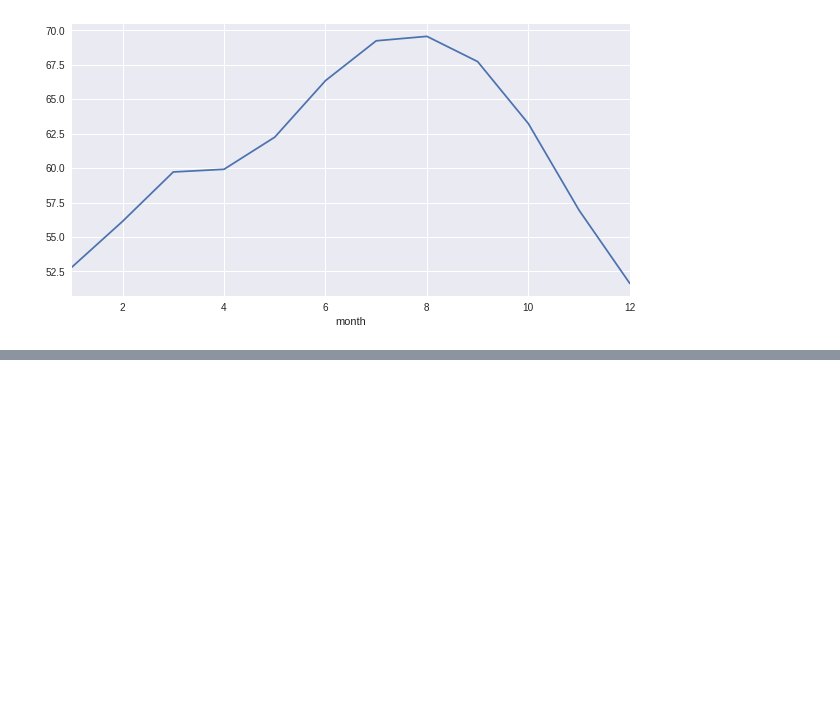
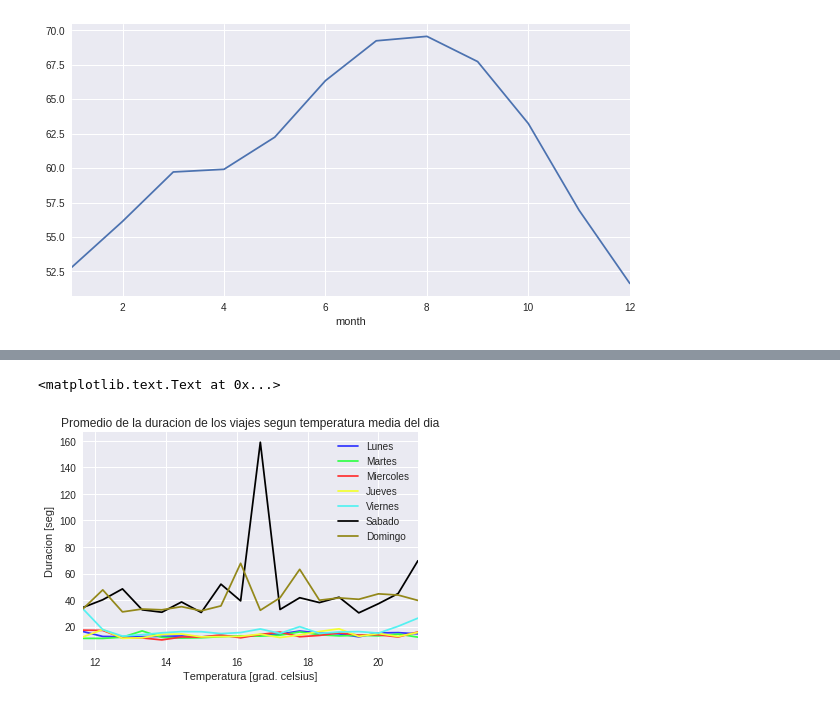
Before and after one commit to Gnahue/sanFranciscoBiclas, a Jupyter notebook: Analisis Exploratorio/AnalisisExploratorioTP1.ipynb, the cells around one changed output, grey strips where cells are left out. Saved outputs shown, nothing was run; the diff lists cells and outputs as text; code cells hidden in the pictures; blank space fills up the shorter version.

```diff
--- a/Analisis Exploratorio/AnalisisExploratorioTP1.ipynb
+++ b/Analisis Exploratorio/AnalisisExploratorioTP1.ipynb
@@ -309,0 +488,3 @@ Lo que si podria explicarlo son los dias de vacaciones, pasamos a analizar esto
+# %%
+dfMergedZipCodes = pd.merge(weather_convert, cityZipCodes, how='inner', on='zip_code')
+dfMergedZipCodes
@@ -309,0 +510,3 @@ Lo que si podria explicarlo son los dias de vacaciones, pasamos a analizar esto
+# %%
+tripsMergedCity = pd.merge(trip_convert, station_filter, how='inner', left_on='start_station_id', right_on='id')
+tripsMergedCity
@@ -309,0 +608,24 @@ Lo que si podria explicarlo son los dias de vacaciones, pasamos a analizar esto
+# %%
+dfMergedGroupedMeanMonday = dfMergedMonday.groupby('mean_temperature_f', as_index=False)['duration'].mean()
+dfMergedGroupedMeanMonday.columns = ['mean_temperature_f', 'Lunes']
+dfMergedGroupedMeanTuesday = dfMergedTuesday.groupby('mean_temperature_f', as_index=False)['duration'].mean()
+dfMergedGroupedMeanTuesday.columns = ['mean_temperature_f', 'Martes']
+dfMergedGroupedMeanWednesday = dfMergedWednesday.groupby('mean_temperature_f', as_index=False)['duration'].mean()
+dfMergedGroupedMeanWednesday.columns = ['mean_temperature_f', 'Miercoles']
+dfMergedGroupedMeanThursday = dfMergedThursday.groupby('mean_temperature_f', as_index=False)['duration'].mean()
+dfMergedGroupedMeanThursday.columns = ['mean_temperature_f', 'Jueves']
+dfMergedGroupedMeanFriday = dfMergedFriday.groupby('mean_temperature_f', as_index=False)['duration'].mean()
+dfMergedGroupedMeanFriday.columns = ['mean_temperature_f', 'Viernes']
+dfMergedGroupedMeanSaturday = dfMergedSaturday.groupby('mean_temperature_f', as_index=False)['duration'].mean()
+dfMergedGroupedMeanSaturday.columns = ['mean_temperature_f', 'Sabado']
+dfMergedGroupedMeanSunday = dfMergedSunday.groupby('mean_temperature_f', as_index=False)['duration'].mean()
+dfMergedGroupedMeanSunday.columns = ['mean_temperature_f', 'Domingo']
+#dfMergedGroupedMean
+
+dfMergedGroupedMean = pd.merge(dfMergedGroupedMeanMonday, dfMergedGroupedMeanTuesday, on='mean_temperature_f')
+dfMergedGroupedMean = pd.merge(dfMergedGroupedMean, dfMergedGroupedMeanWednesday, on='mean_temperature_f')
+dfMergedGroupedMean = pd.merge(dfMergedGroupedMean, dfMergedGroupedMeanThursday, on='mean_temperature_f')
+dfMergedGroupedMean = pd.merge(dfMergedGroupedMean, dfMergedGroupedMeanFriday, on='mean_temperature_f')
+dfMergedGroupedMean = pd.merge(dfMergedGroupedMean, dfMergedGroupedMeanSaturday, on='mean_temperature_f')
+dfMergedGroupedMean = pd.merge(dfMergedGroupedMean, dfMergedGroupedMeanSunday, on='mean_temperature_f')
+dfMergedGroupedMean
@@ -309,0 +650,18 @@ Lo que si podria explicarlo son los dias de vacaciones, pasamos a analizar esto
+# %%
+dfPlot = dfMergedGroupedMean[(dfMergedGroupedMean.mean_temperature_f >= 11.66666) & (dfMergedGroupedMean.mean_temperature_f <= 21.2)]
+#plot(x='mean_temperature_f',y='duration')
+
+
+dfPlot.plot(x='mean_temperature_f', title="Promedio de la duracion de los viajes segun temperatura media del dia",
+            color=['#3336FF','#33FF49','#FF3333','#F3FF33','#55F1F1','#000000','#93881A'])
+plt.legend = [1,2,3,4,5]
+plt.xlabel("Temperatura [grad. celsius]")
+plt.ylabel("Duracion [seg]")
+#plt.ylim([0,9000])
+#plt.colors = ['b','o','r','y','m']
+#plt.figure()
+#with pd.plot_params.use('x_compat', True):
+ #   dfPlot.duration.plot(color='r')
+# %% [output]
+<matplotlib.text.Text at 0x...>
+[figure, added]
```
Also changed, not shown: parts of 47 cells of this notebook.
